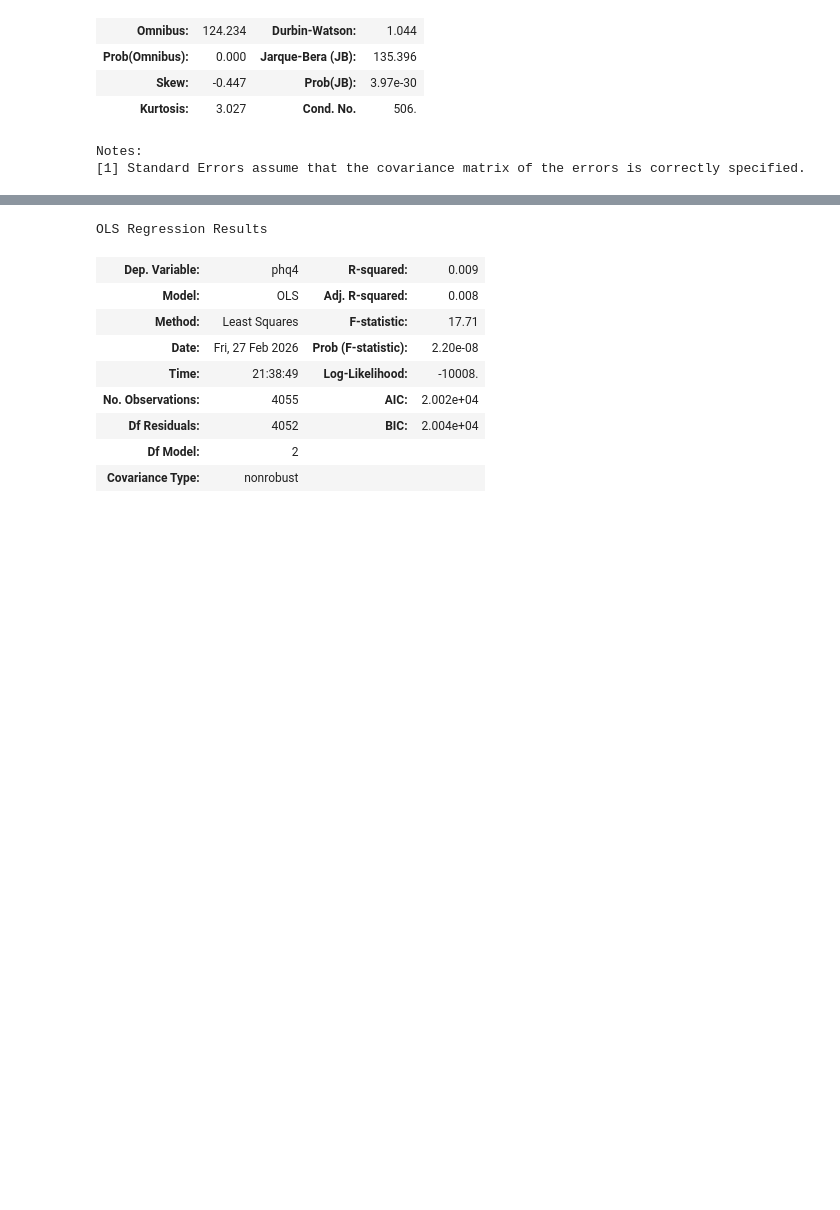
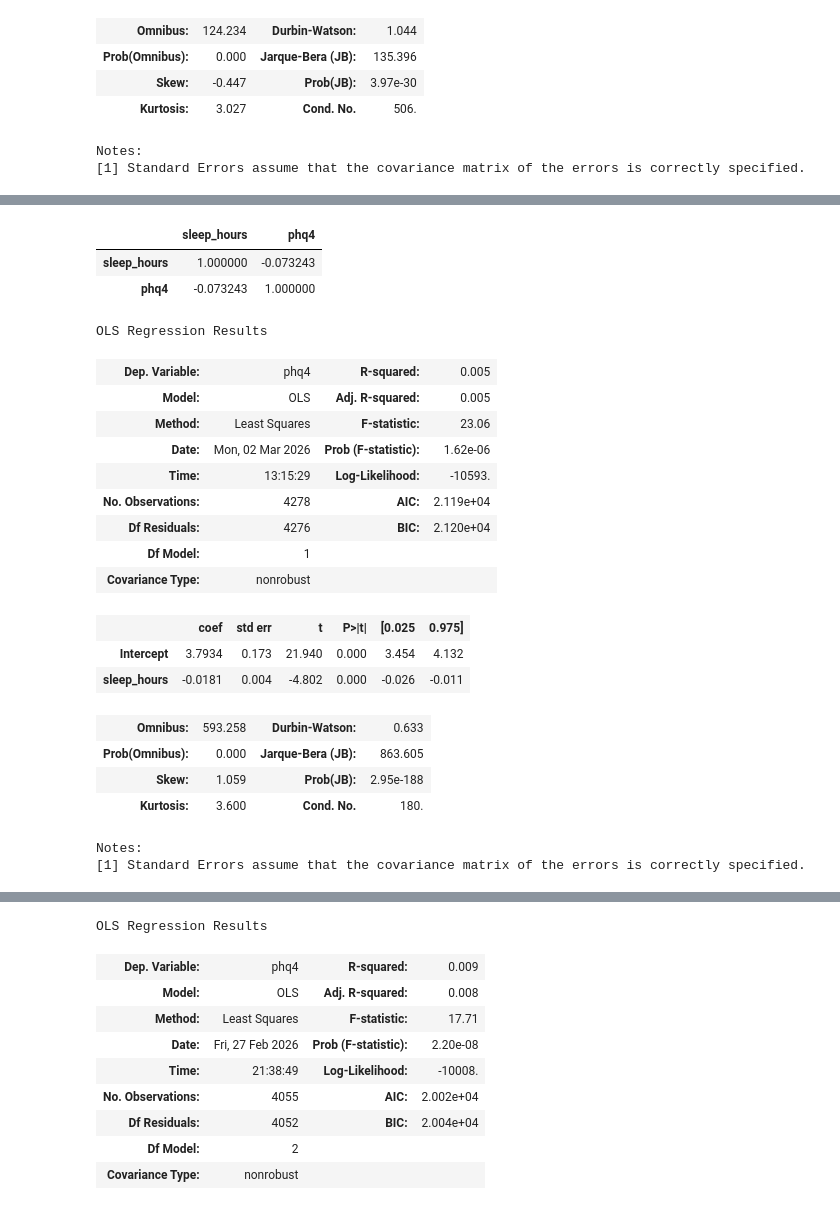
Before and after one commit to COGS108/Group053_WI26, a Jupyter notebook: 02-EDACheckpoint.ipynb, the cells around one changed output, grey strips where cells are left out. Saved outputs shown, nothing was run; the diff lists cells and outputs as text; code cells hidden in the pictures; blank space fills up the shorter version.

```diff
--- a/02-EDACheckpoint.ipynb
+++ b/02-EDACheckpoint.ipynb
@@ -739,0 +810,38 @@ Notes:
+# %%
+final_sleep = final_all.assign(
+    sleep_hours = final_all["mainsleep_dur:7d"] / 60
+)
+
+final_sleep[["sleep_hours", "phq4"]].corr()
+# %% [output]
+|  | sleep_hours | phq4 |
+| sleep_hours | 1.000000 | -0.073243 |
+| phq4 | -0.073243 | 1.000000 |
+# %%
+
+model_sleep_phq = smf.ols(
+    "phq4 ~ sleep_hours",
+    data=final_sleep
+).fit()
+
+model_sleep_phq.summary()
+# %% [output]
+OLS Regression Results
+| Dep. Variable: | phq4 | R-squared: | 0.005 |
+| Model: | OLS | Adj. R-squared: | 0.005 |
+| Method: | Least Squares | F-statistic: | 23.06 |
+| Date: | Mon, 02 Mar 2026 | Prob (F-statistic): | 1.62e-06 |
+| Time: | 13:15:29 | Log-Likelihood: | -10593. |
+| No. Observations: | 4278 | AIC: | 2.119e+04 |
+| Df Residuals: | 4276 | BIC: | 2.120e+04 |
+| Df Model: | 1 |  |  |
+| Covariance Type: | nonrobust |  |  |
+|  | coef | std err | t | P>|t| | [0.025 | 0.975] |
+| Intercept | 3.7934 | 0.173 | 21.940 | 0.000 | 3.454 | 4.132 |
+| sleep_hours | -0.0181 | 0.004 | -4.802 | 0.000 | -0.026 | -0.011 |
+| Omnibus: | 593.258 | Durbin-Watson: | 0.633 |
+| Prob(Omnibus): | 0.000 | Jarque-Bera (JB): | 863.605 |
+| Skew: | 1.059 | Prob(JB): | 2.95e-188 |
+| Kurtosis: | 3.600 | Cond. No. | 180. |
+Notes:
+[1] Standard Errors assume that the covariance matrix of the errors is correctly specified.
```
Also changed, not shown: parts of 30 cells of this notebook.
